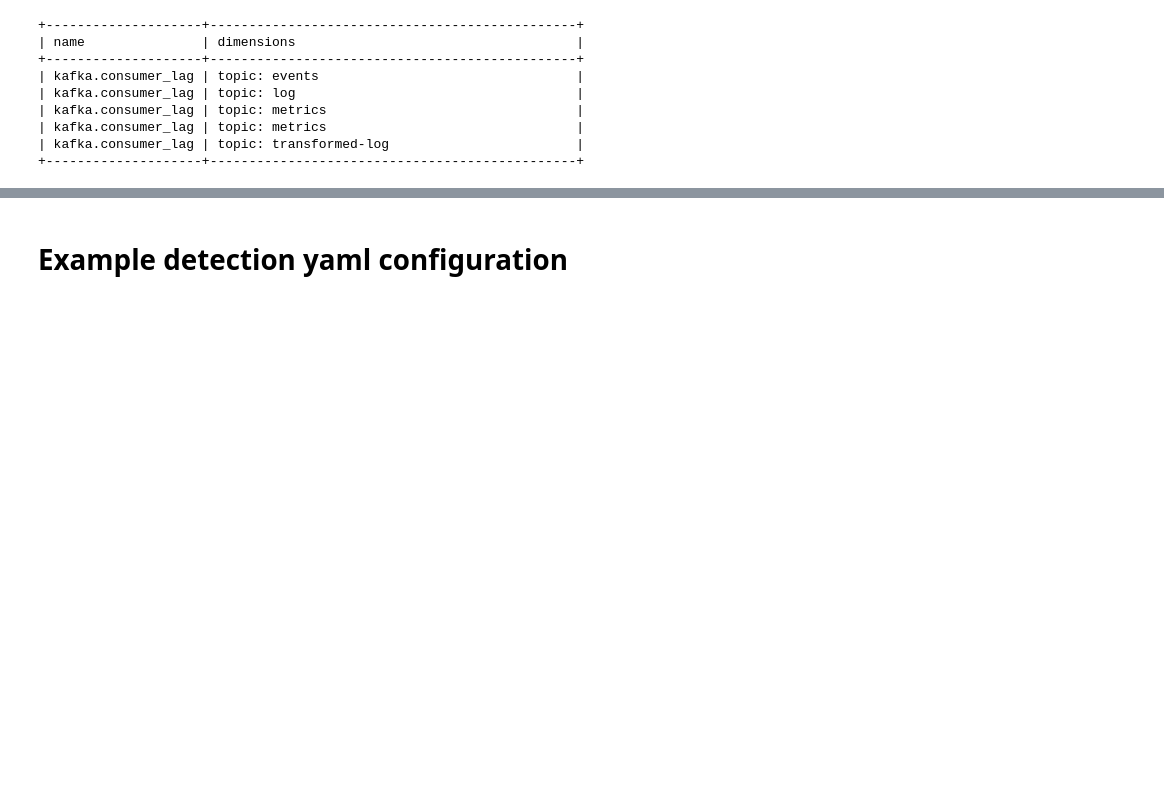
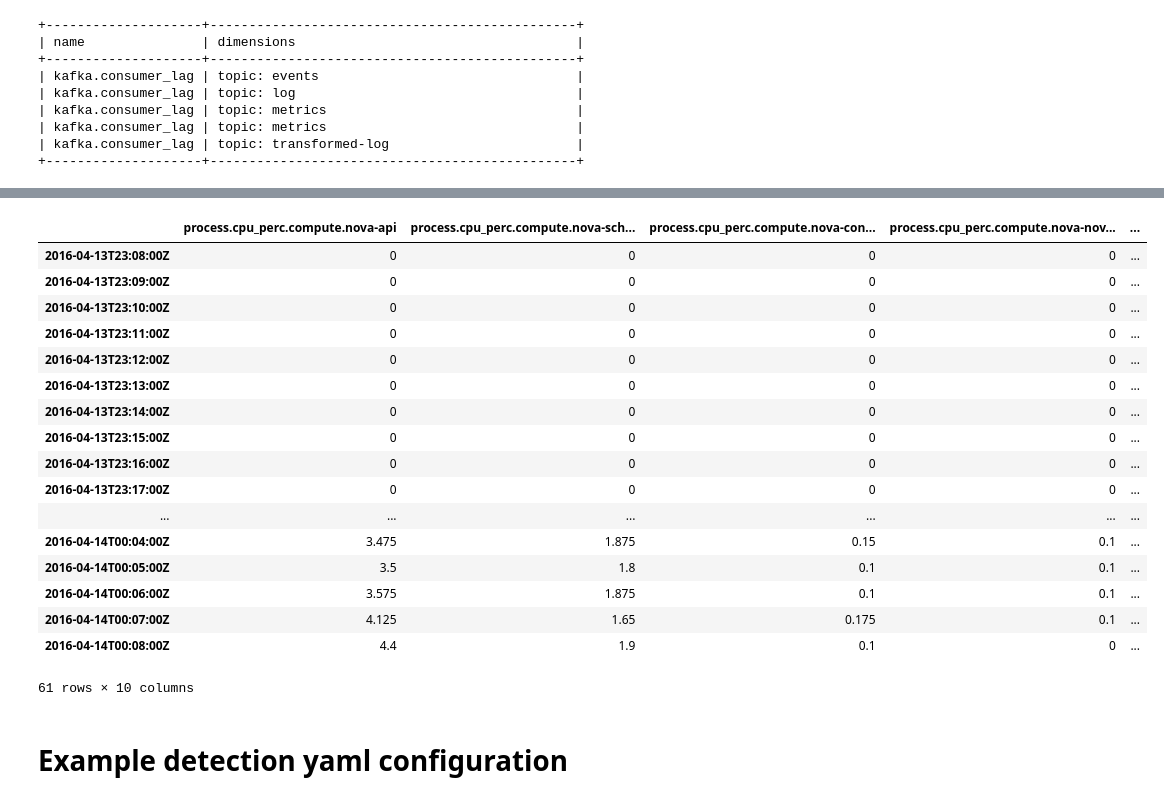
Before and after one commit to roland-hochmuth/monasca-bootcamp, a Jupyter notebook: Monasca Bootcamp.ipynb, the cells around one changed output, grey strips where cells are left out. Drawn from its saved outputs; the diff is of its cells as text; code cells hidden in the pictures; blank space fills up the shorter version.

```diff
--- a/Monasca Bootcamp.ipynb
+++ b/Monasca Bootcamp.ipynb
@@ -498,7 +498,8 @@ def df_from_statistics(statistics, fn = 'avg', group_by=[]):
         dimensions = stat['dimensions']
 
         for group in group_by:
-            name = name + dimensions[group]
+            if group in dimensions:
+                name += '.' + dimensions[group]
 
         df[name] = m[:, stat['columns'].index(fn)]
     return df
@@ -695,0 +715,5 @@ INFO: Starting monasca-agent service via SysV init script
+# %%
+metrics = get_metrics(names=['process.cpu_perc'])
+statistics = get_statistics(metrics, ['avg'], 3600)
+df = df_from_statistics(statistics, group_by=['service', 'component'])
+df.iplot(kind='line', fill=True, xTitle='Date', yTitle='Value', title='Statistics', layout=layout)
@@ -696,3 +726,24 @@ INFO: Starting monasca-agent service via SysV init script
+# %%
+df
+# %% [output]
+|  | process.cpu_perc.compute.nova-api | process.cpu_perc.compute.nova-sch... | process.cpu_perc.compute.nova-con... | process.cpu_perc.compute.nova-nov... | ... |
+| 2016-04-13T23:08:00Z | 0 | 0 | 0 | 0 | ... |
+| 2016-04-13T23:09:00Z | 0 | 0 | 0 | 0 | ... |
+| 2016-04-13T23:10:00Z | 0 | 0 | 0 | 0 | ... |
+| 2016-04-13T23:11:00Z | 0 | 0 | 0 | 0 | ... |
+| 2016-04-13T23:12:00Z | 0 | 0 | 0 | 0 | ... |
+| 2016-04-13T23:13:00Z | 0 | 0 | 0 | 0 | ... |
+| 2016-04-13T23:14:00Z | 0 | 0 | 0 | 0 | ... |
+| 2016-04-13T23:15:00Z | 0 | 0 | 0 | 0 | ... |
+| 2016-04-13T23:16:00Z | 0 | 0 | 0 | 0 | ... |
+| 2016-04-13T23:17:00Z | 0 | 0 | 0 | 0 | ... |
+| ... | ... | ... | ... | ... | ... |
+| 2016-04-14T00:04:00Z | 3.475 | 1.875 | 0.15 | 0.1 | ... |
+| 2016-04-14T00:05:00Z | 3.5 | 1.8 | 0.1 | 0.1 | ... |
+| 2016-04-14T00:06:00Z | 3.575 | 1.875 | 0.1 | 0.1 | ... |
+| 2016-04-14T00:07:00Z | 4.125 | 1.65 | 0.175 | 0.1 | ... |
+| 2016-04-14T00:08:00Z | 4.4 | 1.9 | 0.1 | 0 | ... |
+61 rows × 10 columns
 # %% [markdown]
 # Example detection yaml configuration
 # %%
```
Also changed, not shown: parts of 7 cells of this notebook.
